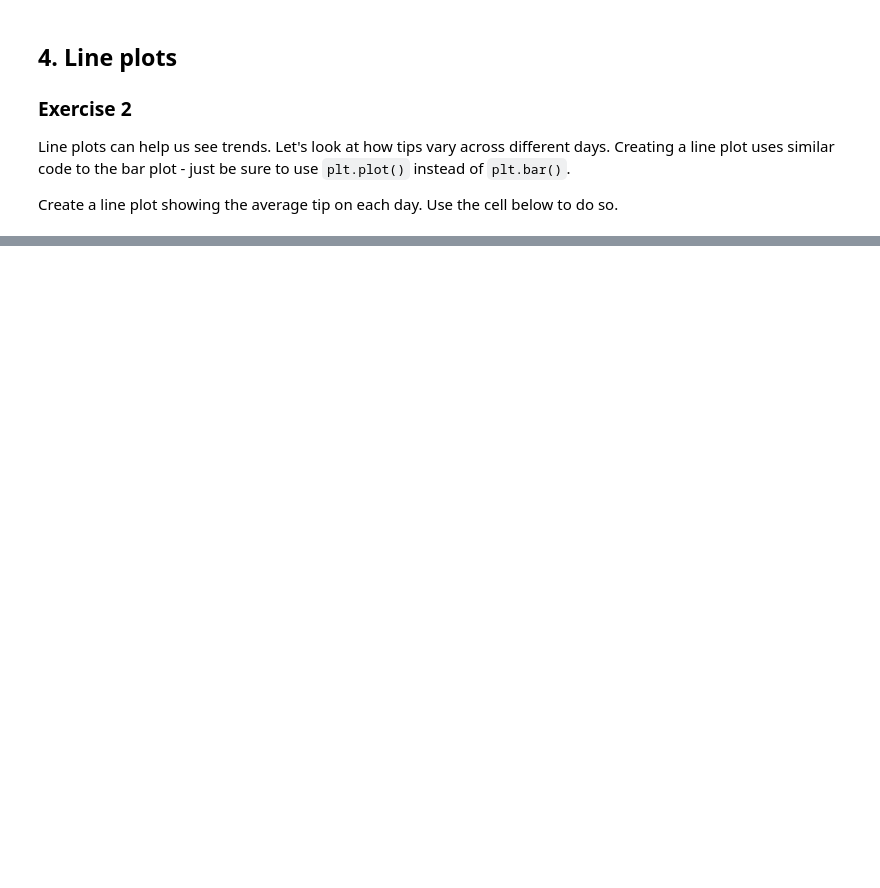
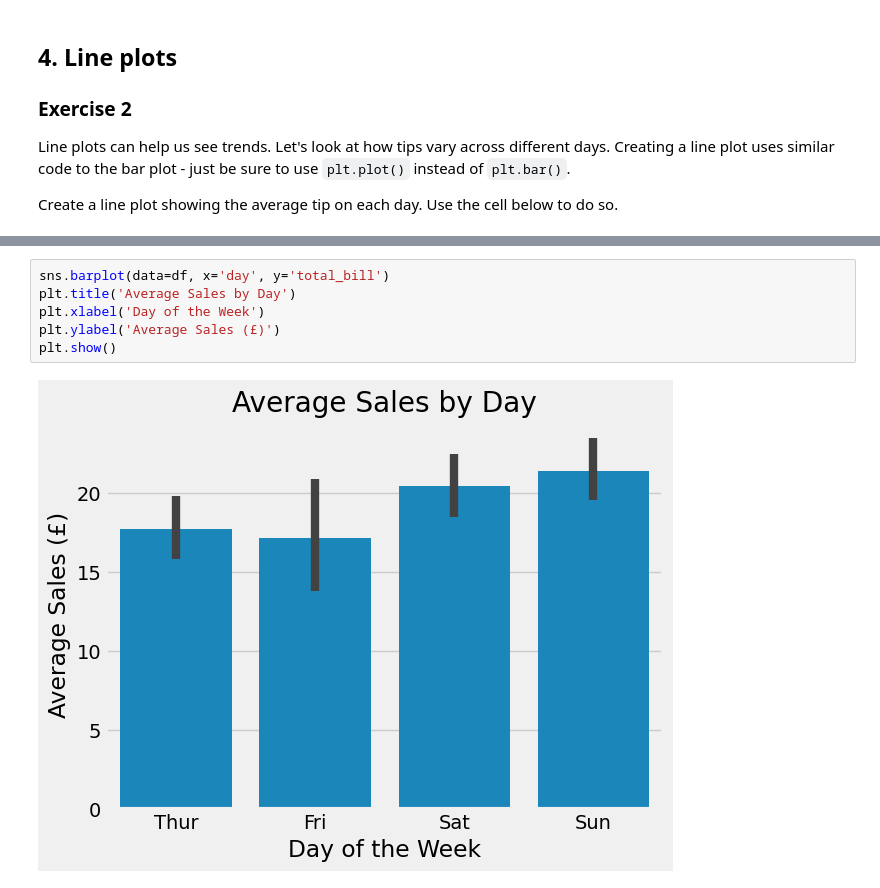
Before and after one commit to Imperial-Business-School/msc-python-workshop, a Jupyter notebook: 02. Visualisation.ipynb, the cells around one changed output, grey strips where cells are left out. Cells and saved outputs as stored; diff of their text form; blank space fills up the shorter version.

```diff
--- a/02. Visualisation.ipynb
+++ b/02. Visualisation.ipynb
@@ -104,0 +115,8 @@ plt.show()
+# %%
+sns.barplot(data=df, x='day', y='total_bill')
+plt.title('Average Sales by Day')
+plt.xlabel('Day of the Week')
+plt.ylabel('Average Sales (£)')
+plt.show()
+# %% [output]
+[figure, added]
```
Also changed, not shown: parts of 11 cells of this notebook.
